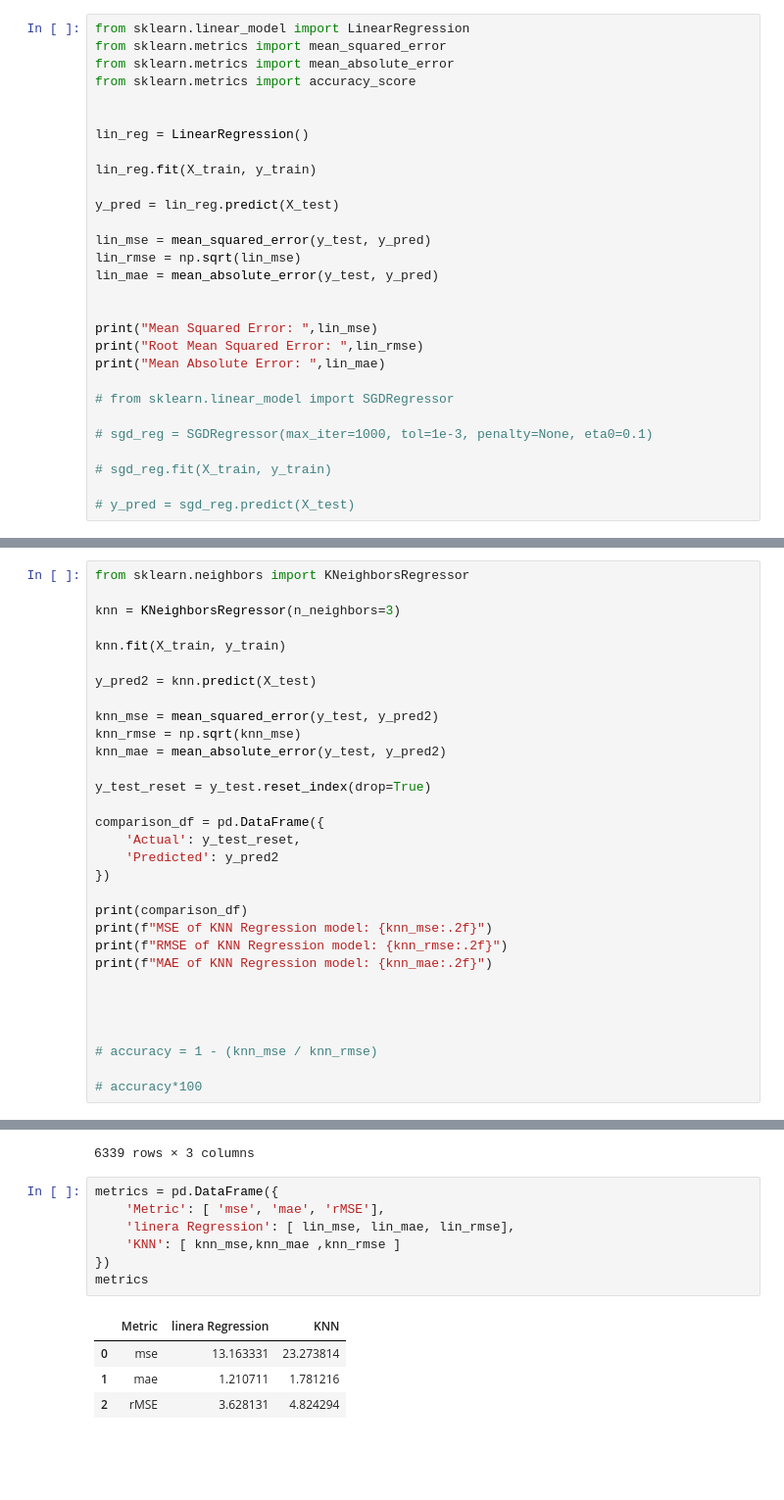
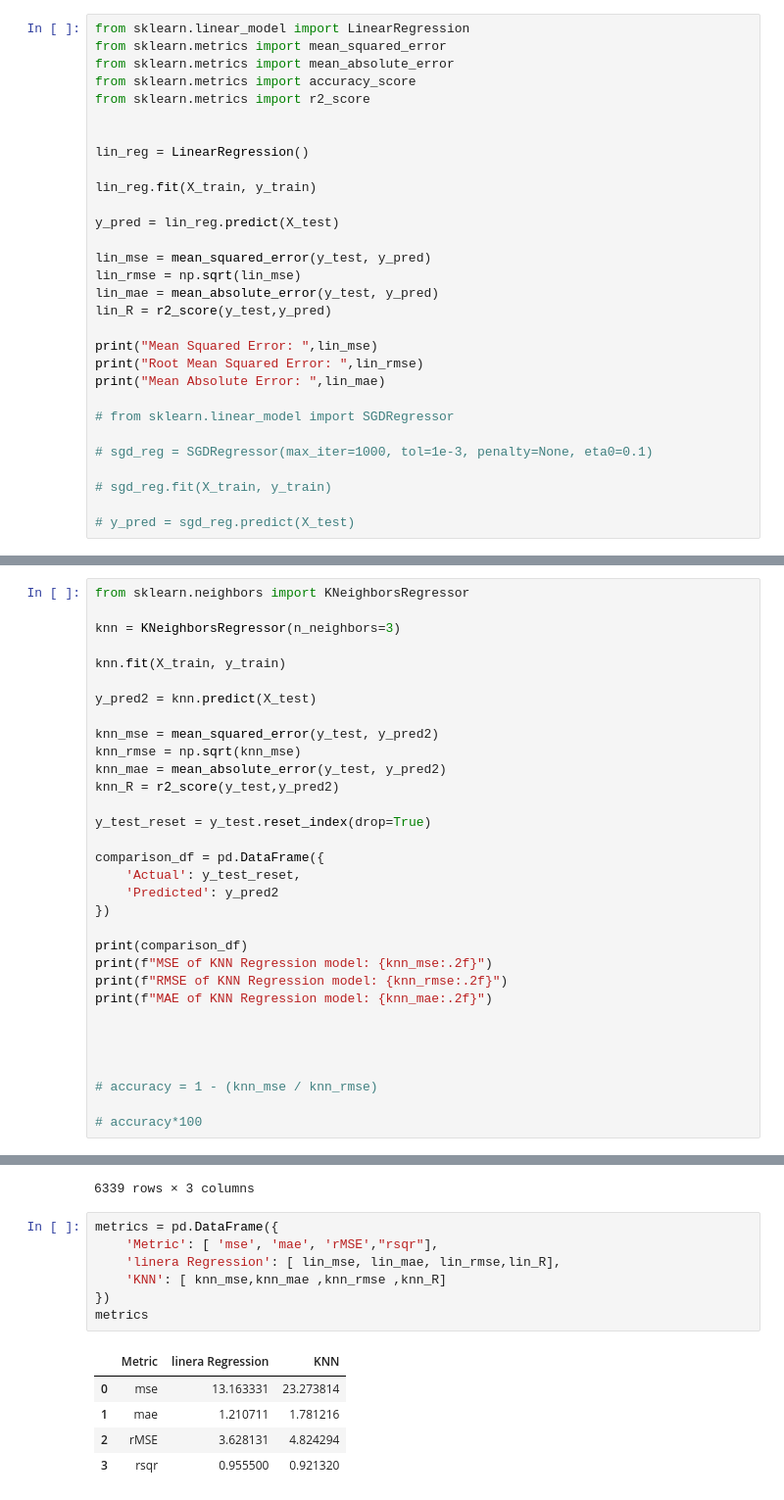
Before and after one commit to tadros12/ml-project, a Jupyter notebook: model/project.ipynb, the cells around one changed output, grey strips where cells are left out. Shown at 98% size. Drawn from its saved outputs; the diff is of its cells as text; blank space fills up the shorter version.

```diff
--- a/model/project.ipynb
+++ b/model/project.ipynb
@@ -233,6 +233,7 @@ from sklearn.linear_model import LinearRegression
 from sklearn.metrics import mean_squared_error
 from sklearn.metrics import mean_absolute_error
 from sklearn.metrics import accuracy_score
+from sklearn.metrics import r2_score
 
 
 lin_reg = LinearRegression()
@@ -244,7 +245,7 @@ y_pred = lin_reg.predict(X_test)
 lin_mse = mean_squared_error(y_test, y_pred)
 lin_rmse = np.sqrt(lin_mse)
 lin_mae = mean_absolute_error(y_test, y_pred)
-
+lin_R = r2_score(y_test,y_pred)
 
 print("Mean Squared Error: ",lin_mse)
 print("Root Mean Squared Error: ",lin_rmse)
@@ -325,6 +326,7 @@ y_pred2 = knn.predict(X_test)
 knn_mse = mean_squared_error(y_test, y_pred2)
 knn_rmse = np.sqrt(knn_mse)
 knn_mae = mean_absolute_error(y_test, y_pred2)
+knn_R = r2_score(y_test,y_pred2)
 
 y_test_reset = y_test.reset_index(drop=True)
 
@@ -382,13 +384,14 @@ finals_df
 6339 rows × 3 columns
 # %%
 metrics = pd.DataFrame({
-    'Metric': [ 'mse', 'mae', 'rMSE'],
-    'linera Regression': [ lin_mse, lin_mae, lin_rmse],
-    'KNN': [ knn_mse,knn_mae ,knn_rmse ]
+    'Metric': [ 'mse', 'mae', 'rMSE',"rsqr"],
+    'linera Regression': [ lin_mse, lin_mae, lin_rmse,lin_R],
+    'KNN': [ knn_mse,knn_mae ,knn_rmse ,knn_R]
 })
 metrics
 # %% [output]
 |  | Metric | linera Regression | KNN |
 | 0 | mse | 13.163331 | 23.273814 |
 | 1 | mae | 1.210711 | 1.781216 |
 | 2 | rMSE | 3.628131 | 4.824294 |
+| 3 | rsqr | 0.955500 | 0.921320 |
```
